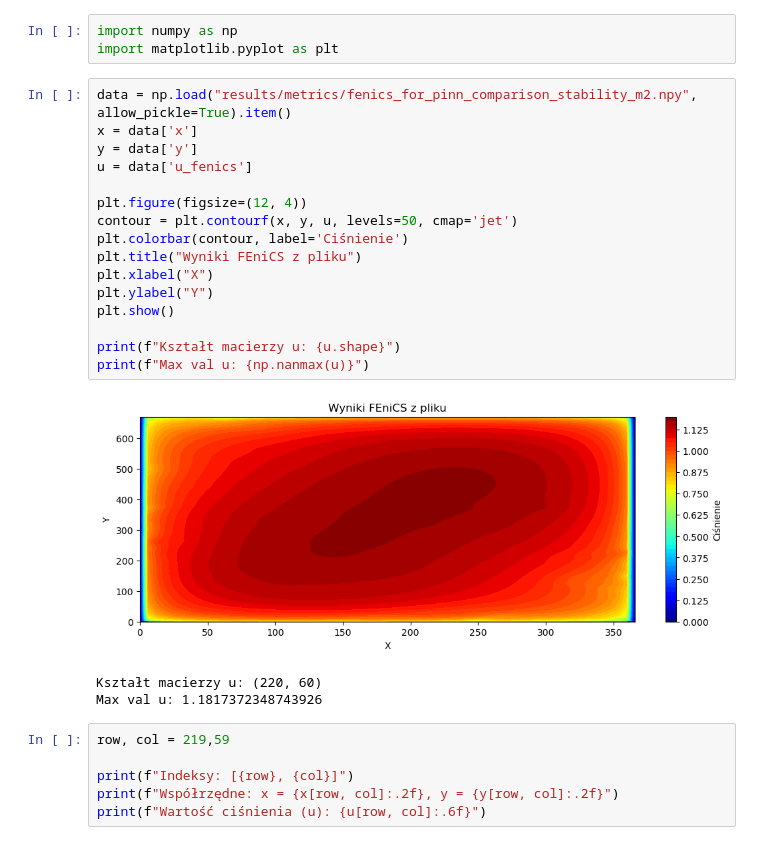
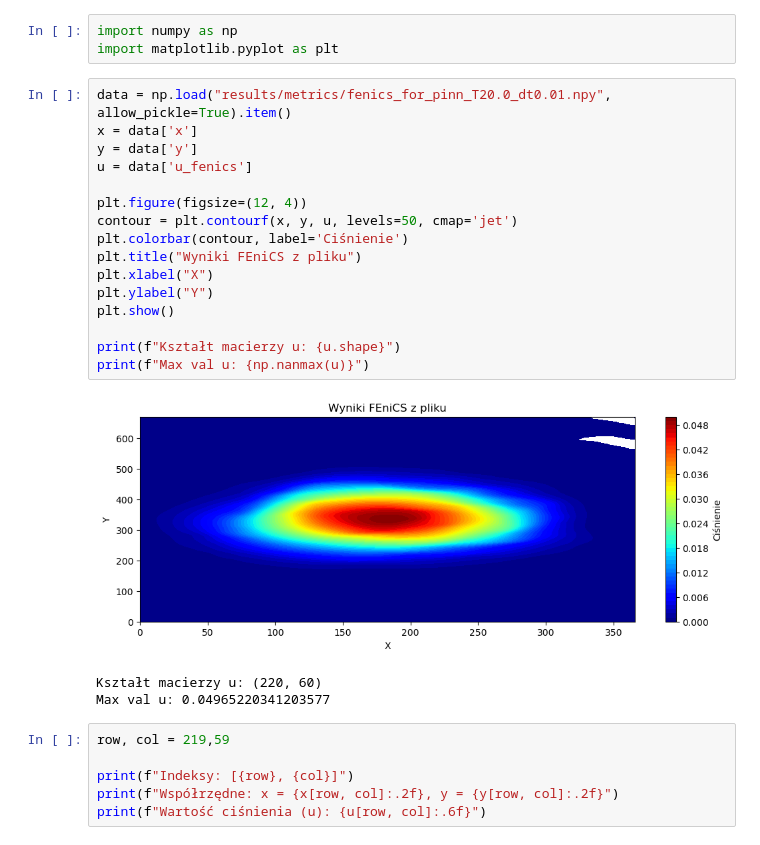
Before and after one commit to Kamicia8/pinn_oil_extr_sim, a Jupyter notebook: FEniCS/eq_newton_spe/metrics_visualization_stability_m2.ipynb, the cells around one changed output. Cells and saved outputs as stored; diff of their text form.

```diff
--- a/FEniCS/eq_newton_spe/metrics_visualization_stability_m2.ipynb
+++ b/FEniCS/eq_newton_spe/metrics_visualization_stability_m2.ipynb
@@ -80,25 +82,25 @@ Punkty do porównywania z PINN
 import numpy as np
 import matplotlib.pyplot as plt
 # %%
-data = np.load("results/metrics/fenics_for_pinn_comparison_stability_m2.npy", allow_pickle=True).item()
+data = np.load("results/metrics/fenics_for_pinn_T20.0_dt0.01.npy", allow_pickle=True).item()
 x = data['x']
 y = data['y']
 u = data['u_fenics']
 
 plt.figure(figsize=(12, 4))
 contour = plt.contourf(x, y, u, levels=50, cmap='jet')
 plt.colorbar(contour, label='Ciśnienie')
 plt.title("Wyniki FEniCS z pliku")
 plt.xlabel("X")
 plt.ylabel("Y")
 plt.show()
 
 print(f"Kształt macierzy u: {u.shape}")
 print(f"Max val u: {np.nanmax(u)}")
 # %% [output]
-[figure, old version]
+[figure, new version]
 Kształt macierzy u: (220, 60)
-Max val u: 1.1817372348743926
+Max val u: 0.04965220341203577
 # %%
 row, col = 219,59
 
```
Also changed, not shown: parts of 2 cells of this notebook, 6 other files.
